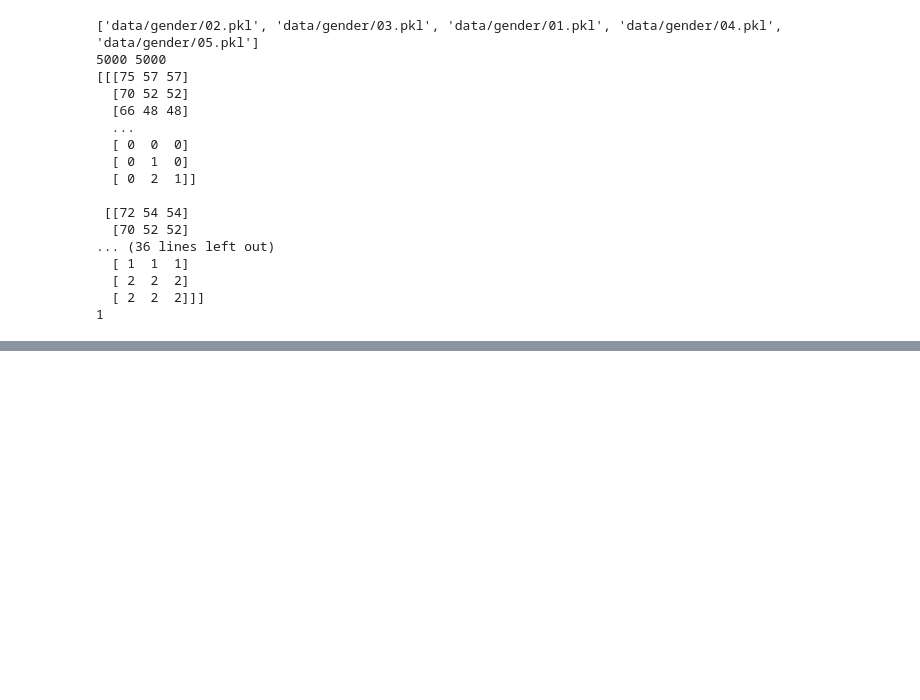
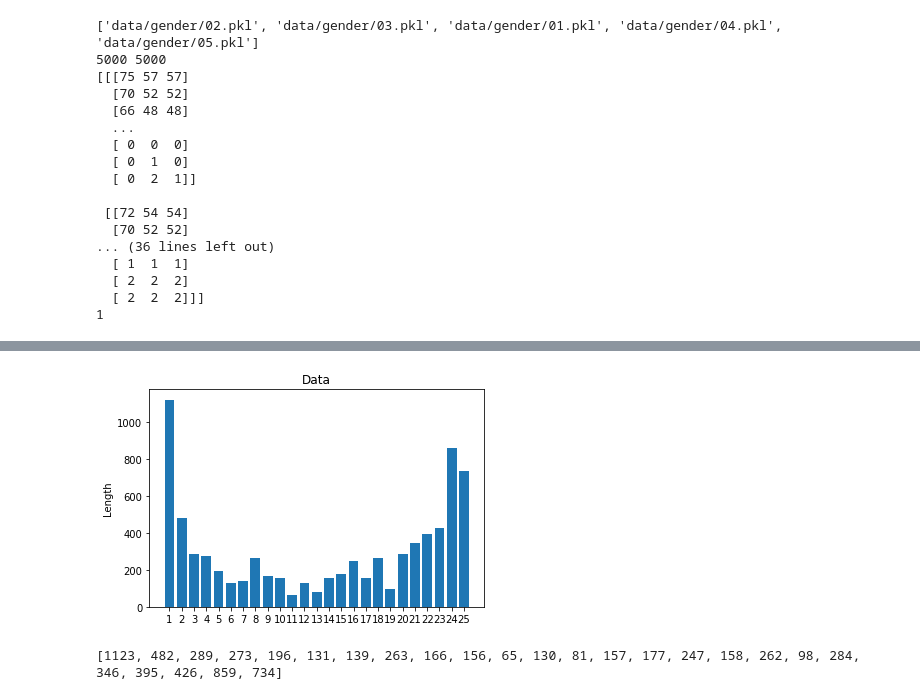
Before and after one commit to alvesmarcos/DL-Character-Description, a Jupyter notebook: Preprocessing.ipynb, the cells around one changed output, grey strips where cells are left out. Cells and saved outputs as stored; diff of their text form; code cells hidden in the pictures; blank space fills up the shorter version.

Commit message:
feat: adds data age (regressor)

```diff
--- a/Preprocessing.ipynb
+++ b/Preprocessing.ipynb
@@ -125,0 +131,8 @@ print(count)
+# %%
+age_data_res = glob('data/age/*.pkl')
+batch_age_res = load(age_data_res[np.random.randint(len(age_data_res))])
+age_res_x, age_res_y = len(batch_age_res['X']), len(batch_age_res['y'])
+print(age_data_res)
+print(age_res_x, age_res_y)
+print(batch_age_res['X'][np.random.randint(age_res_x)])
+print(batch_age_res['y'][np.random.randint(age_res_y)])
@@ -125,0 +157,13 @@ print(count)
+# %%
+count = [0 for i in range(116)]
+for file in age_data_res:
+    data = load(file)
+    if data != None:
+        for label in data['y']:
+            count[int(label)-1] += 1
+# %%
+describe_data(tuple([i for i in range(1,26)]), count[:25])
+print(count[:25])
+# %% [output]
+[figure, added]
+[1123, 482, 289, 273, 196, 131, 139, 263, 166, 156, 65, 130, 81, 157, 177, 247, 158, 262, 98, 284, 346, 395, 426, 859, 734]
```
Also changed, not shown: parts of 10 cells of this notebook, 1 other file.
